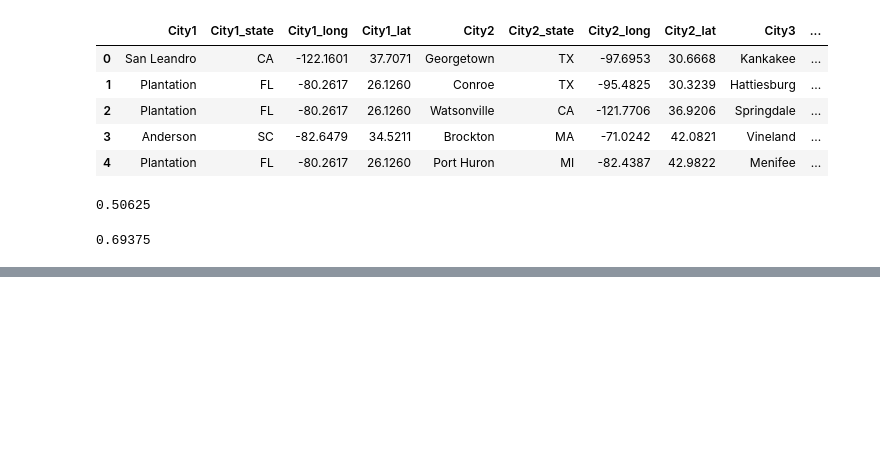
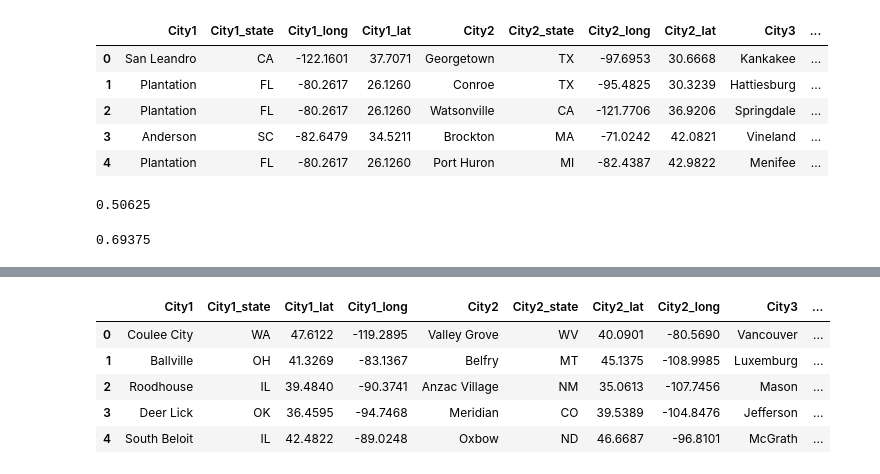
Before and after one commit to Peihao2021/LLM4GeoInfo, a Jupyter notebook: testA/note.ipynb, the cells around one changed output, grey strips where cells are left out. Cells and saved outputs as stored; diff of their text form; code cells hidden in the pictures; blank space fills up the shorter version.

```diff
--- a/testA/note.ipynb
+++ b/testA/note.ipynb
@@ -227,0 +322,11 @@ triplets_over_100k_prompted
+# %%
+triplets_df_over500_prompted = pd.read_csv("triplets_over_500_prompted.csv")
+triplets_df_over500_prompted = triplets_df_over500_prompted.drop("Unnamed: 0", axis=1)
+triplets_df_over500_prompted.head()
+# %% [output]
+|  | City1 | City1_state | City1_lat | City1_long | City2 | City2_state | City2_lat | City2_long | City3 | ... |
+| 0 | Coulee City | WA | 47.6122 | -119.2895 | Valley Grove | WV | 40.0901 | -80.5690 | Vancouver | ... |
+| 1 | Ballville | OH | 41.3269 | -83.1367 | Belfry | MT | 45.1375 | -108.9985 | Luxemburg | ... |
+| 2 | Roodhouse | IL | 39.4840 | -90.3741 | Anzac Village | NM | 35.0613 | -107.7456 | Mason | ... |
+| 3 | Deer Lick | OK | 36.4595 | -94.7468 | Meridian | CO | 39.5389 | -104.8476 | Jefferson | ... |
+| 4 | South Beloit | IL | 42.4822 | -89.0248 | Oxbow | ND | 46.6687 | -96.8101 | McGrath | ... |
```
Also changed, not shown: parts of 9 cells of this notebook, 15 other files.
